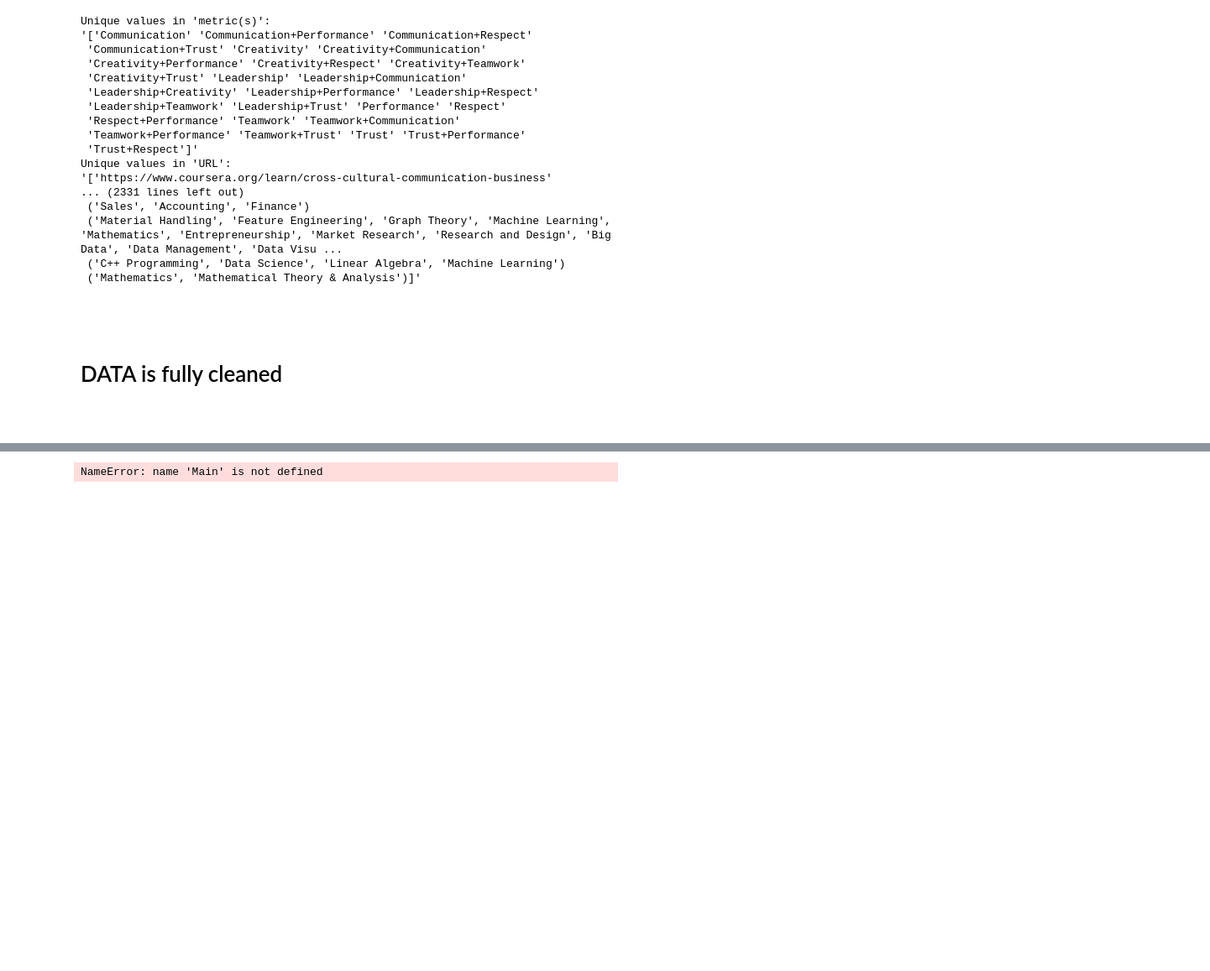
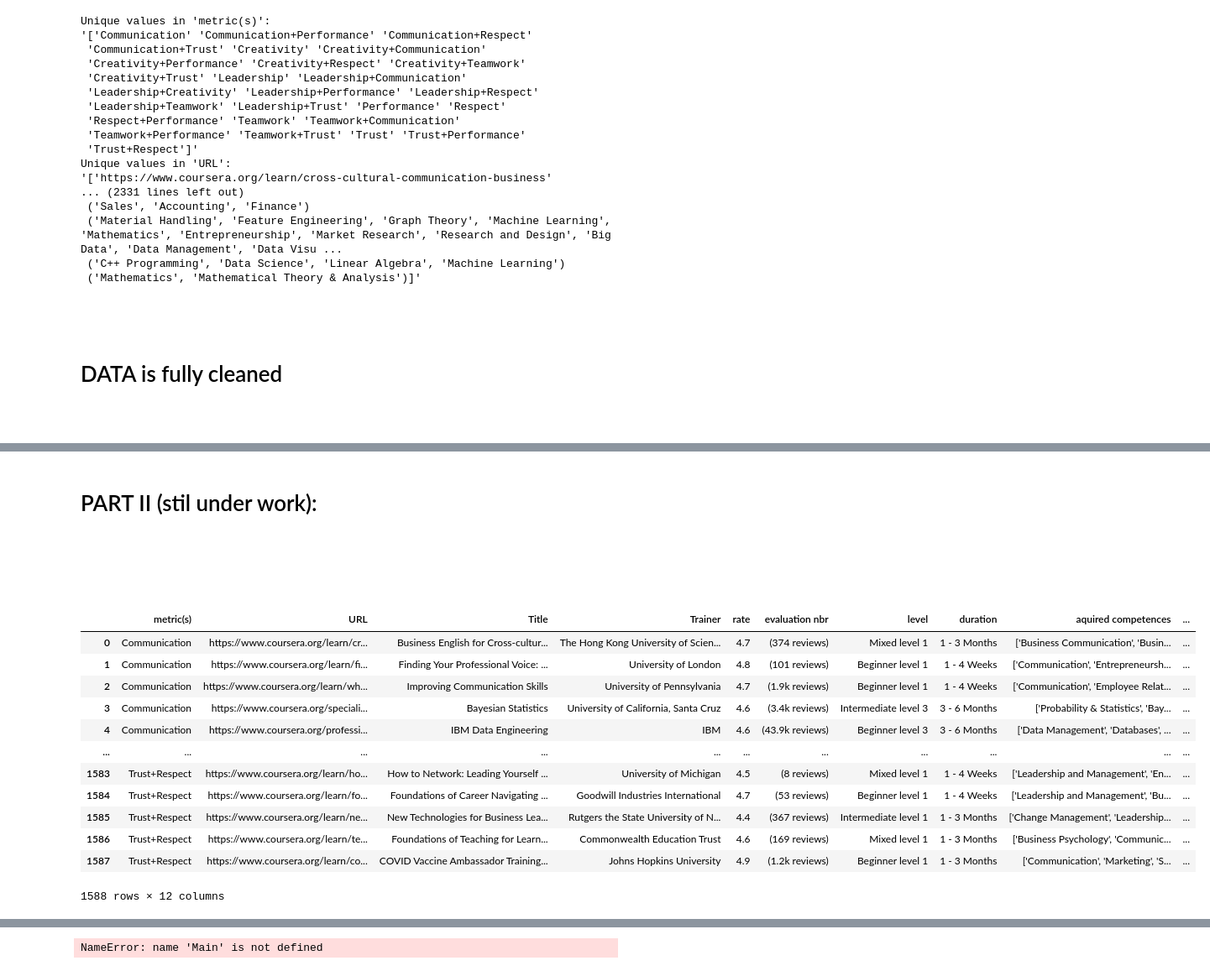
Before and after one commit to MohamedDhibi/Web-Scraping-from-Coursera, a Jupyter notebook: exraction v2.ipynb, the cells around one changed output, grey strips where cells are left out. Shown: that part at 84% size. Cells and saved outputs as stored; diff of their text form; code cells hidden in the pictures; blank space fills up the shorter version.

```diff
--- a/exraction v2.ipynb
+++ b/exraction v2.ipynb
@@ -481,0 +476,6 @@ Main.to_excel("main.xlsx", index=False)
+# %% [markdown]
+# PART II (stil under work):
+# %% [markdown]
+#
+# %% [markdown]
+#
@@ -482,3 +488,19 @@ Main.to_excel("main.xlsx", index=False)
+# %%
+Main
+# %% [output]
+|  | metric(s) | URL | Title | Trainer | rate | evaluation nbr | level | duration | aquired competences | ... |
+| 0 | Communication | https://www.coursera.org/learn/cr... | Business English for Cross-cultur... | The Hong Kong University of Scien... | 4.7 | (374 reviews) | Mixed level 1 | 1 - 3 Months | ['Business Communication', 'Busin... | ... |
+| 1 | Communication | https://www.coursera.org/learn/fi... | Finding Your Professional Voice: ... | University of London | 4.8 | (101 reviews) | Beginner level 1 | 1 - 4 Weeks | ['Communication', 'Entrepreneursh... | ... |
+| 2 | Communication | https://www.coursera.org/learn/wh... | Improving Communication Skills | University of Pennsylvania | 4.7 | (1.9k reviews) | Beginner level 1 | 1 - 4 Weeks | ['Communication', 'Employee Relat... | ... |
+| 3 | Communication | https://www.coursera.org/speciali... | Bayesian Statistics | University of California, Santa Cruz | 4.6 | (3.4k reviews) | Intermediate level 3 | 3 - 6 Months | ['Probability & Statistics', 'Bay... | ... |
+| 4 | Communication | https://www.coursera.org/professi... | IBM Data Engineering | IBM | 4.6 | (43.9k reviews) | Beginner level 3 | 3 - 6 Months | ['Data Management', 'Databases', ... | ... |
+| ... | ... | ... | ... | ... | ... | ... | ... | ... | ... | ... |
+| 1583 | Trust+Respect | https://www.coursera.org/learn/ho... | How to Network: Leading Yourself ... | University of Michigan | 4.5 | (8 reviews) | Mixed level 1 | 1 - 4 Weeks | ['Leadership and Management', 'En... | ... |
+| 1584 | Trust+Respect | https://www.coursera.org/learn/fo... | Foundations of Career Navigating ... | Goodwill Industries International | 4.7 | (53 reviews) | Beginner level 1 | 1 - 4 Weeks | ['Leadership and Management', 'Bu... | ... |
+| 1585 | Trust+Respect | https://www.coursera.org/learn/ne... | New Technologies for Business Lea... | Rutgers the State University of N... | 4.4 | (367 reviews) | Intermediate level 1 | 1 - 3 Months | ['Change Management', 'Leadership... | ... |
+| 1586 | Trust+Respect | https://www.coursera.org/learn/te... | Foundations of Teaching for Learn... | Commonwealth Education Trust | 4.6 | (169 reviews) | Mixed level 1 | 1 - 3 Months | ['Business Psychology', 'Communic... | ... |
+| 1587 | Trust+Respect | https://www.coursera.org/learn/co... | COVID Vaccine Ambassador Training... | Johns Hopkins University | 4.9 | (1.2k reviews) | Beginner level 1 | 1 - 3 Months | ['Communication', 'Marketing', 'S... | ... |
+1588 rows × 12 columns
 # %%
 for index, row in tqdm(Main.iterrows()):
     url = row["URL"]
```
Also changed, not shown: parts of 16 cells of this notebook.
